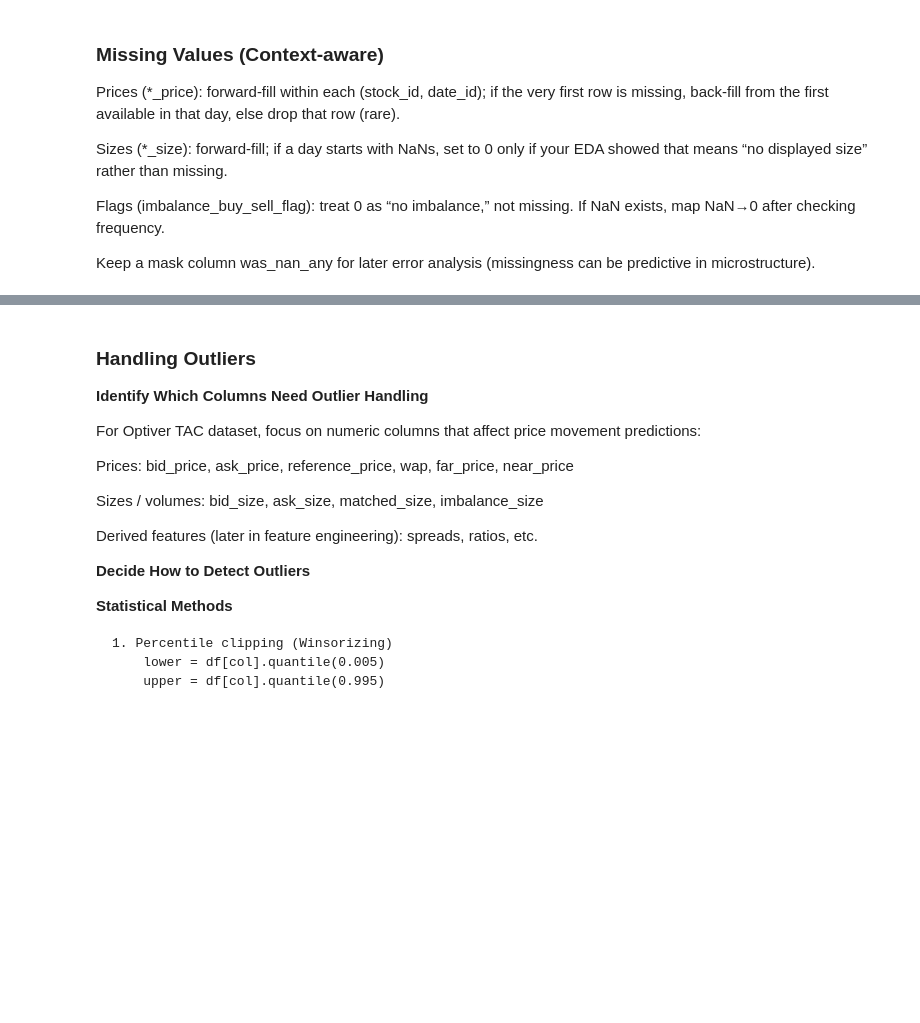
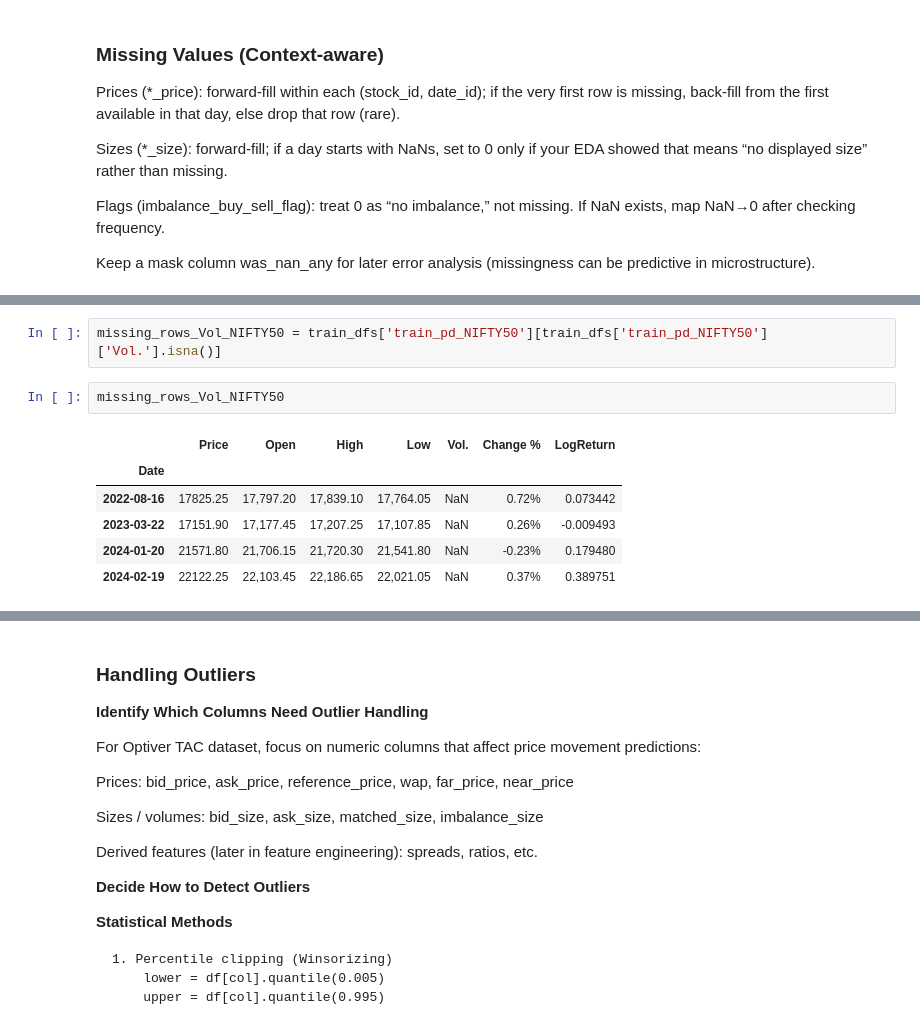
Before and after one commit to victorsobottka/bse-thesis-synthetic-data, a Jupyter notebook: 0_3_Optiver_datapreprocessing_BRICS_v0.ipynb, the cells around one changed output, grey strips where cells are left out. Cells and saved outputs as stored; diff of their text form; blank space fills up the shorter version.

```diff
--- a/0_3_Optiver_datapreprocessing_BRICS_v0.ipynb
+++ b/0_3_Optiver_datapreprocessing_BRICS_v0.ipynb
@@ -177,0 +202,11 @@ train_pd_NIFTY50 8689
+# %%
+missing_rows_Vol_NIFTY50 = train_dfs['train_pd_NIFTY50'][train_dfs['train_pd_NIFTY50']['Vol.'].isna()]
+# %%
+missing_rows_Vol_NIFTY50
+# %% [output]
+|  | Price | Open | High | Low | Vol. | Change % | LogReturn |
+| Date |  |  |  |  |  |  |  |
+| 2022-08-16 | 17825.25 | 17,797.20 | 17,839.10 | 17,764.05 | NaN | 0.72% | 0.073442 |
+| 2023-03-22 | 17151.90 | 17,177.45 | 17,207.25 | 17,107.85 | NaN | 0.26% | -0.009493 |
+| 2024-01-20 | 21571.80 | 21,706.15 | 21,720.30 | 21,541.80 | NaN | -0.23% | 0.179480 |
+| 2024-02-19 | 22122.25 | 22,103.45 | 22,186.65 | 22,021.05 | NaN | 0.37% | 0.389751 |
```
Also changed, not shown: parts of 7 cells of this notebook.
